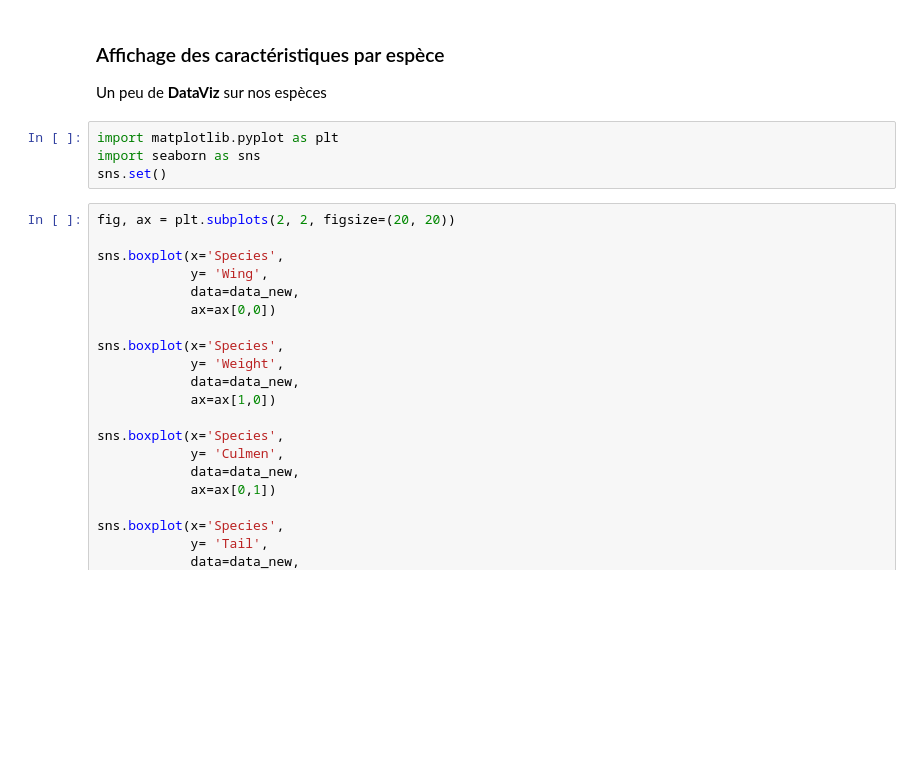
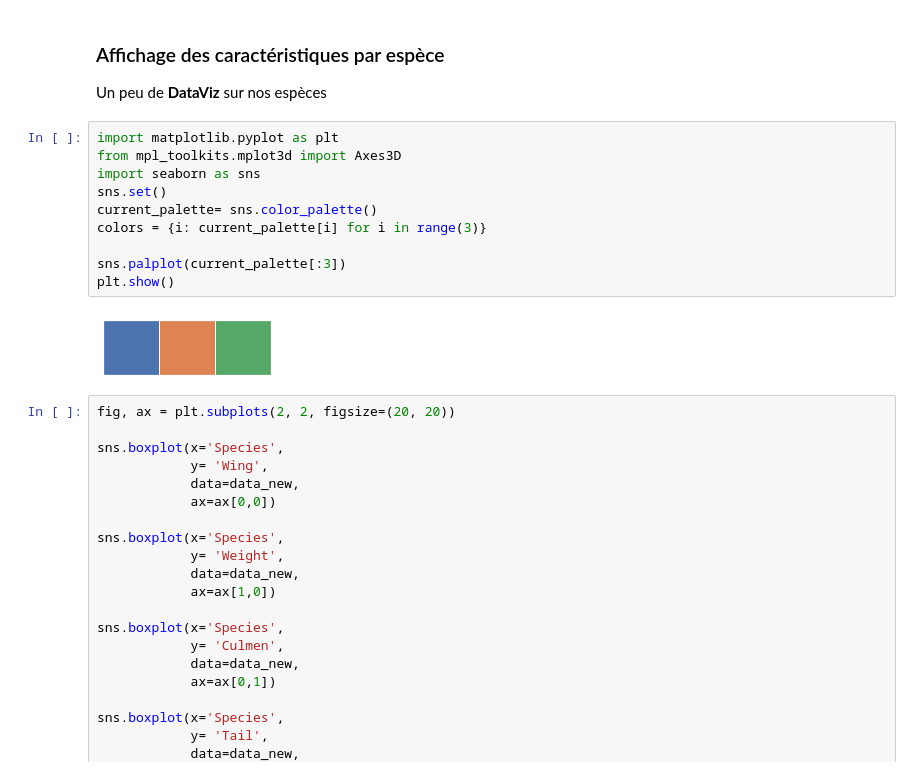
Before and after one commit to BaptisteMahe/ECMDataInterpretation, a Jupyter notebook: Projet-faucons.ipynb, the cells around one changed output. Drawn from its saved outputs; the diff is of its cells as text; blank space fills up the shorter version.

```diff
--- a/Projet-faucons.ipynb
+++ b/Projet-faucons.ipynb
@@ -112,8 +112,16 @@ Species: SS
 Un peu de **DataViz** sur nos espèces
 # %%
 import matplotlib.pyplot as plt
+from mpl_toolkits.mplot3d import Axes3D
 import seaborn as sns
 sns.set()
+current_palette= sns.color_palette()
+colors = {i: current_palette[i] for i in range(3)}
+
+sns.palplot(current_palette[:3])
+plt.show()
+# %% [output]
+[figure, added]
 # %%
 fig, ax = plt.subplots(2, 2, figsize=(20, 20))
 
```
Also changed, not shown: parts of 28 cells of this notebook.
